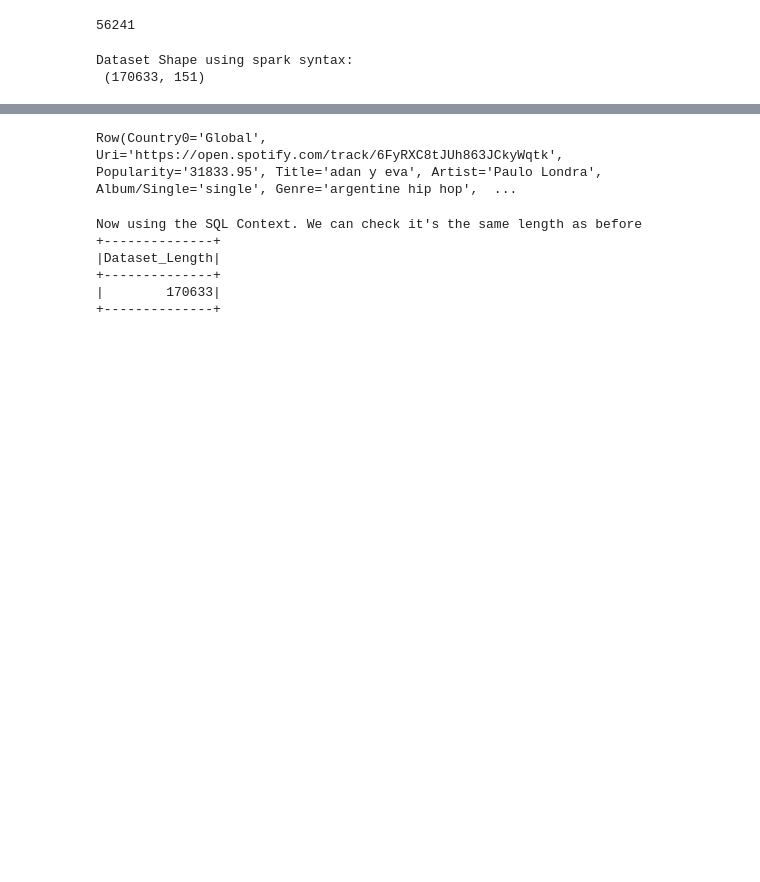
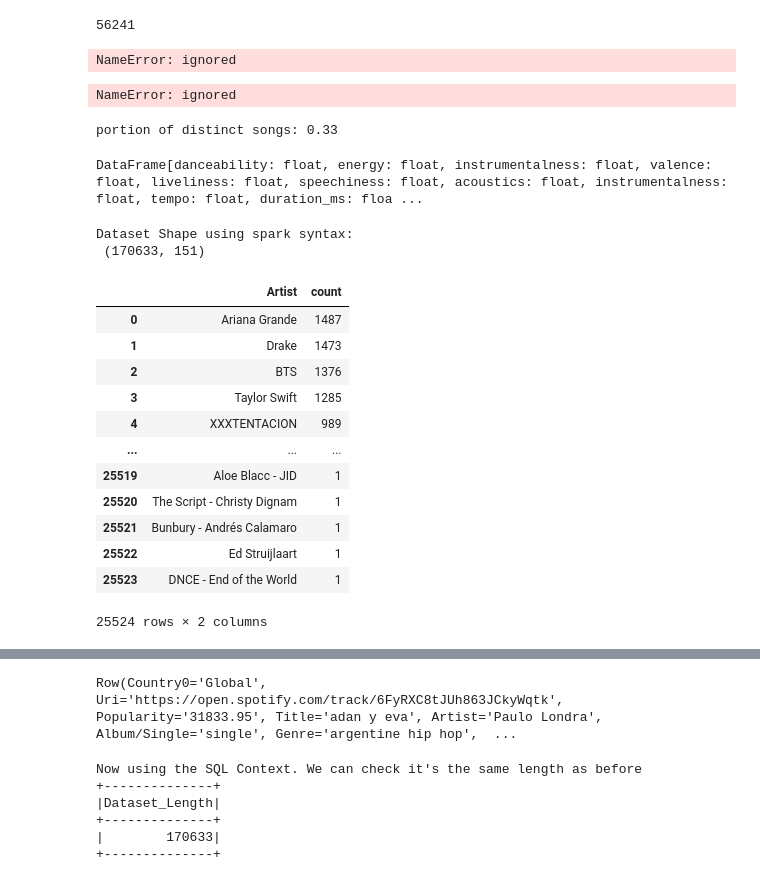
Before and after one commit to MaxSMCON/Group3, a Jupyter notebook: Group3.ipynb, the cells around one changed output, grey strips where cells are left out. Drawn from its saved outputs; the diff is of its cells as text; code cells hidden in the pictures; blank space fills up the shorter version.

```diff
--- a/Group3.ipynb
+++ b/Group3.ipynb
@@ -140,11 +137,44 @@ root
 df.select(["Title","Artist"]).distinct().count()
 # %% [output]
 56241
+# %%
+type(df)
+# %% [output]
+NameError: ignored
+# %%
+df.head(3)
+# %% [output]
+NameError: ignored
+# %%
+record = df.select(["Title","Artist"]).distinct().count() / df.select(["Title","Artist"]).count()
+print("portion of distinct songs:" ,round(record, 2))
+# %% [output]
+portion of distinct songs: 0.33
+# %%
+print(df[numerical_features])
+# %% [output]
+DataFrame[danceability: float, energy: float, instrumentalness: float, valence: float, liveliness: float, speechiness: float, acoustics: float, instrumentalness: float, tempo: float, duration_ms: floa ...
 # %%
 print("Dataset Shape using spark syntax:\n",(df.count(), len(df.columns)))
 # %% [output]
 Dataset Shape using spark syntax:
  (170633, 151)
+# %%
+df.groupBy("Artist").count().orderBy("count", ascending=False).toPandas()
+# %% [output]
+|  | Artist | count |
+| 0 | Ariana Grande | 1487 |
+| 1 | Drake | 1473 |
+| 2 | BTS | 1376 |
+| 3 | Taylor Swift | 1285 |
+| 4 | XXXTENTACION | 989 |
+| ... | ... | ... |
+| 25519 | Aloe Blacc - JID | 1 |
+| 25520 | The Script - Christy Dignam | 1 |
+| 25521 | Bunbury - Andrés Calamaro | 1 |
+| 25522 | Ed Struijlaart | 1 |
+| 25523 | DNCE - End of the World | 1 |
+25524 rows × 2 columns
 # %%
 # each count is a song that was in the top 200 most played on a day on spotify during the last 3 years
 result_df = (df.groupBy("Artist")
```
Also changed, not shown: parts of 21 cells of this notebook.
